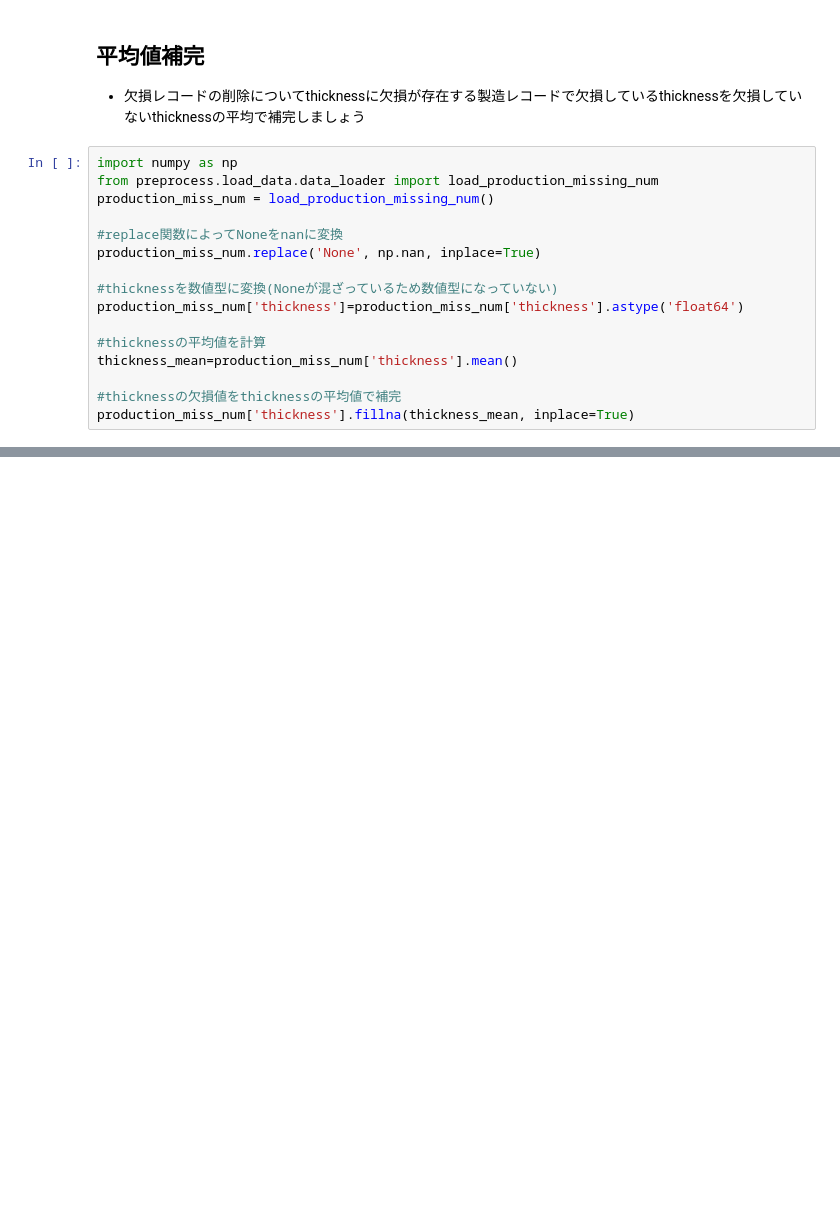
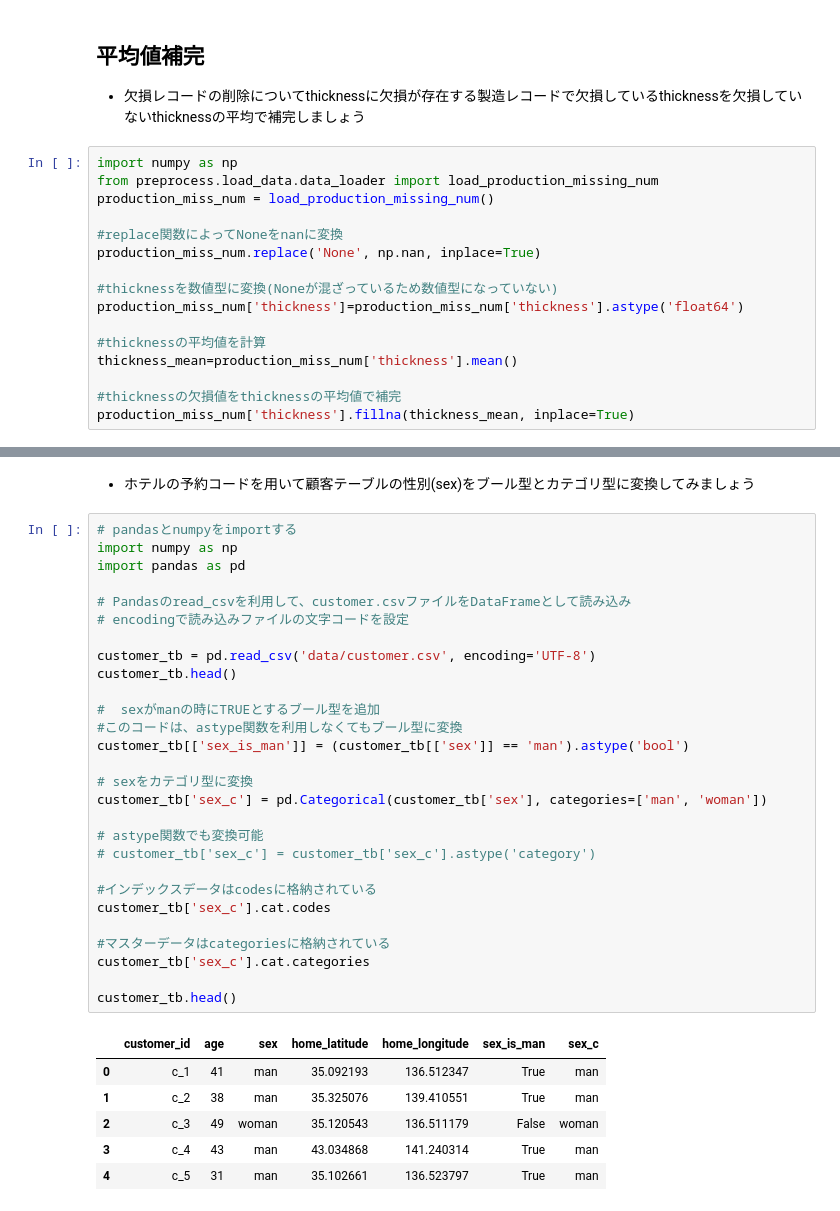
Before and after one commit to TakatoOhnishi/analytics, a Jupyter notebook: data_process/Pythonでのデータ前処理お作法(型・数値変換).ipynb, the cells around one changed output, grey strips where cells are left out. Saved outputs shown, nothing was run; the diff lists cells and outputs as text; blank space fills up the shorter version.

```diff
--- a/data_process/Pythonでのデータ前処理お作法(型・数値変換).ipynb
+++ b/data_process/Pythonでのデータ前処理お作法(型・数値変換).ipynb
@@ -327,0 +344,37 @@ NameError: name 'x' is not defined
+# %% [markdown]
+- ホテルの予約コードを用いて顧客テーブルの性別(sex)をブール型とカテゴリ型に変換してみましょう
+# %%
+# pandasとnumpyをimportする
+import numpy as np
+import pandas as pd
+
+# Pandasのread_csvを利用して、customer.csvファイルをDataFrameとして読み込み
+# encodingで読み込みファイルの文字コードを設定
+
+customer_tb = pd.read_csv('data/customer.csv', encoding='UTF-8')
+customer_tb.head()
+
+#  sexがmanの時にTRUEとするブール型を追加
+#このコードは、astype関数を利用しなくてもブール型に変換
+customer_tb[['sex_is_man']] = (customer_tb[['sex']] == 'man').astype('bool')
+
+# sexをカテゴリ型に変換
+customer_tb['sex_c'] = pd.Categorical(customer_tb['sex'], categories=['man', 'woman'])
+
+# astype関数でも変換可能
+# customer_tb['sex_c'] = customer_tb['sex_c'].astype('category')
+
+#インデックスデータはcodesに格納されている
+customer_tb['sex_c'].cat.codes
+
+#マスターデータはcategoriesに格納されている
+customer_tb['sex_c'].cat.categories
+
+customer_tb.head()
+# %% [output]
+|  | customer_id | age | sex | home_latitude | home_longitude | sex_is_man | sex_c |
+| 0 | c_1 | 41 | man | 35.092193 | 136.512347 | True | man |
+| 1 | c_2 | 38 | man | 35.325076 | 139.410551 | True | man |
+| 2 | c_3 | 49 | woman | 35.120543 | 136.511179 | False | woman |
+| 3 | c_4 | 43 | man | 43.034868 | 141.240314 | True | man |
+| 4 | c_5 | 31 | man | 35.102661 | 136.523797 | True | man |
```
Also changed, not shown: parts of 14 cells of this notebook.
